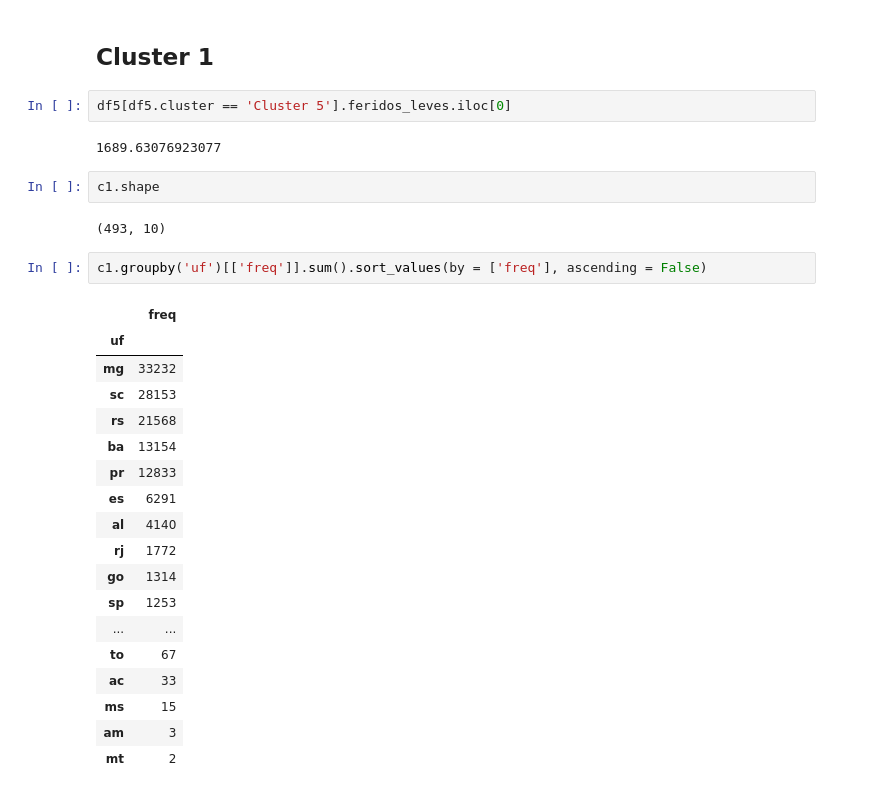
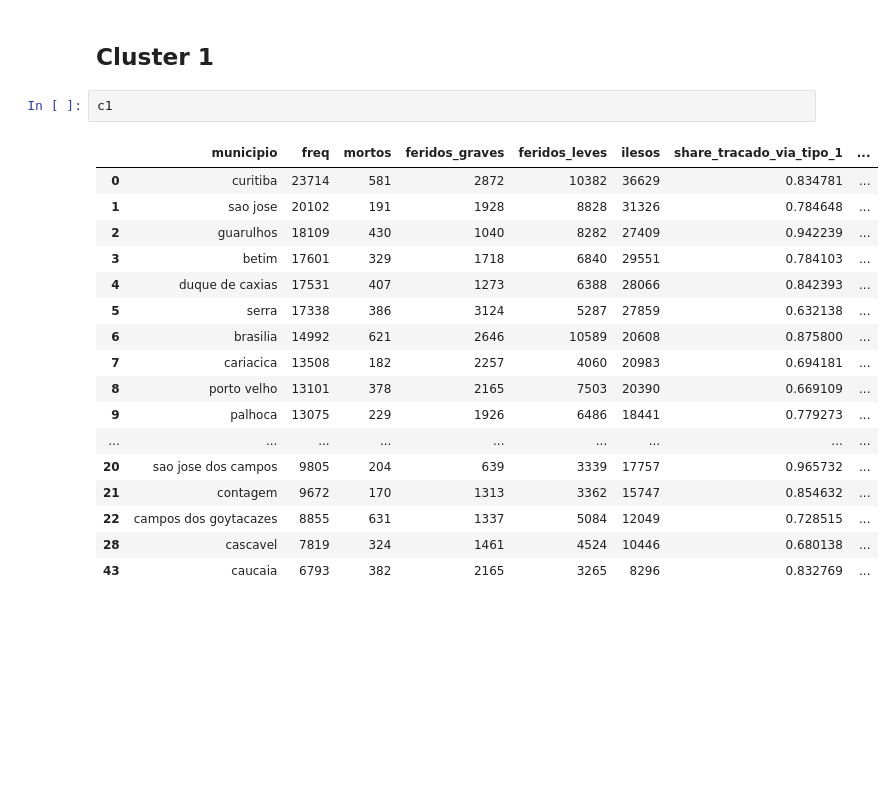
Before and after one commit to FelipeGBarreto/analise_cluster_acidentes_rodovias_federais, a Jupyter notebook: Scripts/Analise pos-clusterizacao.ipynb, the cells around one changed output. Drawn from its saved outputs; the diff is of its cells as text; blank space fills up the shorter version.

```diff
--- a/Scripts/Analise pos-clusterizacao.ipynb
+++ b/Scripts/Analise pos-clusterizacao.ipynb
@@ -261,32 +163,23 @@ df5.style.background_gradient(cmap='Greens')\
     - sdc
 # %% [markdown]
 ## Cluster 1
-# %%
-df5[df5.cluster == 'Cluster 5'].feridos_leves.iloc[0]
-# %% [output]
-1689.63076923077
 # %%
-c1.shape
+c1
 # %% [output]
-(493, 10)
+|  | municipio | freq | mortos | feridos_graves | feridos_leves | ilesos | share_tracado_via_tipo_1 | ... |
+| 0 | curitiba | 23714 | 581 | 2872 | 10382 | 36629 | 0.834781 | ... |
+| 1 | sao jose | 20102 | 191 | 1928 | 8828 | 31326 | 0.784648 | ... |
+| 2 | guarulhos | 18109 | 430 | 1040 | 8282 | 27409 | 0.942239 | ... |
+| 3 | betim | 17601 | 329 | 1718 | 6840 | 29551 | 0.784103 | ... |
+| 4 | duque de caxias | 17531 | 407 | 1273 | 6388 | 28066 | 0.842393 | ... |
+| 5 | serra | 17338 | 386 | 3124 | 5287 | 27859 | 0.632138 | ... |
+| 6 | brasilia | 14992 | 621 | 2646 | 10589 | 20608 | 0.875800 | ... |
+| 7 | cariacica | 13508 | 182 | 2257 | 4060 | 20983 | 0.694181 | ... |
+| 8 | porto velho | 13101 | 378 | 2165 | 7503 | 20390 | 0.669109 | ... |
+| 9 | palhoca | 13075 | 229 | 1926 | 6486 | 18441 | 0.779273 | ... |
+| ... | ... | ... | ... | ... | ... | ... | ... | ... |
+| 20 | sao jose dos campos | 9805 | 204 | 639 | 3339 | 17757 | 0.965732 | ... |
+| 21 | contagem | 9672 | 170 | 1313 | 3362 | 15747 | 0.854632 | ... |
+| 22 | campos dos goytacazes | 8855 | 631 | 1337 | 5084 | 12049 | 0.728515 | ... |
+| 28 | cascavel | 7819 | 324 | 1461 | 4524 | 10446 | 0.680138 | ... |
+| 43 | caucaia | 6793 | 382 | 2165 | 3265 | 8296 | 0.832769 | ... |
-# %%
-c1.groupby('uf')[['freq']].sum().sort_values(by = ['freq'], ascending = False)
-# %% [output]
-|  | freq |
-| uf |  |
-| mg | 33232 |
-| sc | 28153 |
-| rs | 21568 |
-| ba | 13154 |
-| pr | 12833 |
-| es | 6291 |
-| al | 4140 |
-| rj | 1772 |
-| go | 1314 |
-| sp | 1253 |
-| ... | ... |
-| to | 67 |
-| ac | 33 |
-| ms | 15 |
-| am | 3 |
-| mt | 2 |
```
Also changed, not shown: parts of 22 cells of this notebook.
